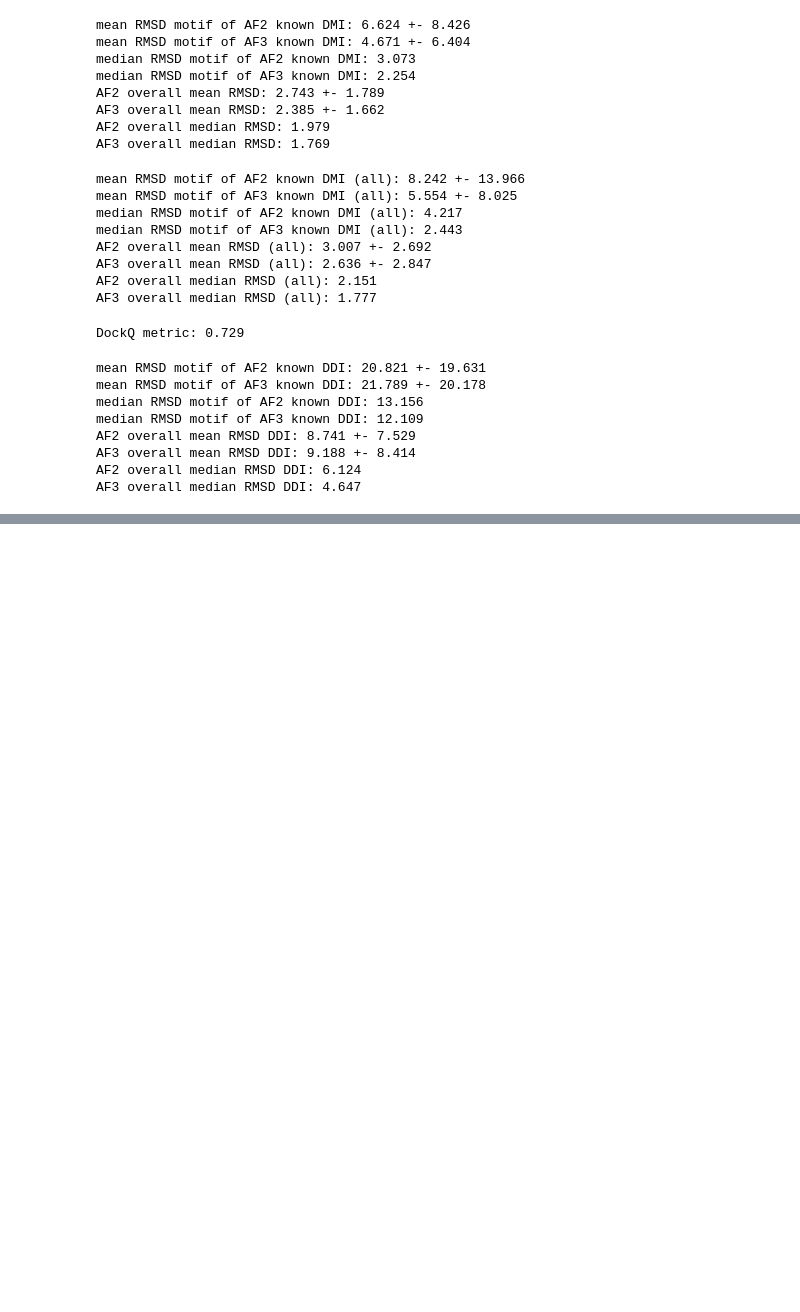
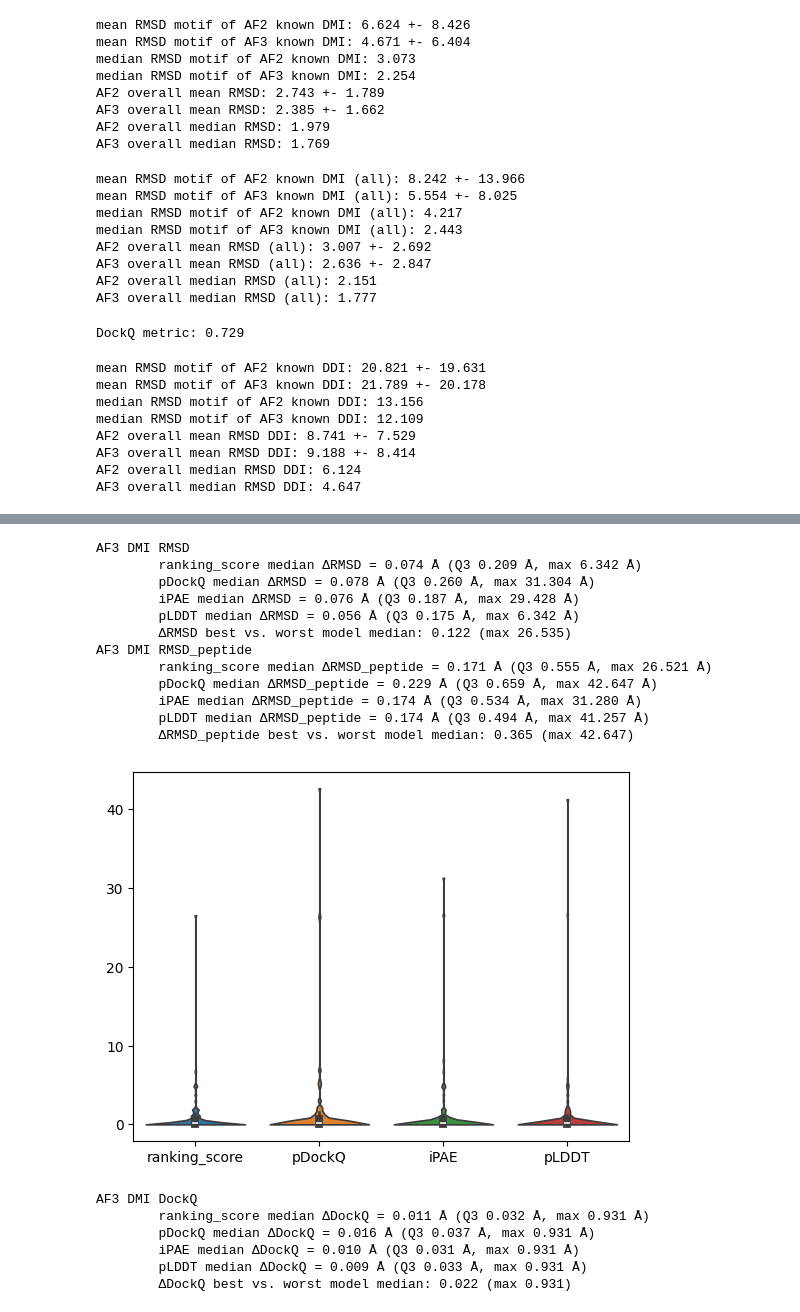
Before and after one commit to andreasmz/bachelorthesis, a Jupyter notebook: AlphaFold/Benchmark set.ipynb, the cells around one changed output, grey strips where cells are left out. Cells and saved outputs as stored; diff of their text form; code cells hidden in the pictures; blank space fills up the shorter version.

```diff
--- a/AlphaFold/Benchmark set.ipynb
+++ b/AlphaFold/Benchmark set.ipynb
@@ -556,0 +838,24 @@ AF3 overall median RMSD DDI: 4.647
+# %%
+compare("AF3", "DMI", "RMSD", violinplot=False)
+compare("AF3", "DMI", "RMSD_peptide", violinplot=True)
+compare("AF3", "DMI", "DockQ", violinplot=False)
+# %% [output]
+AF3 DMI RMSD
+        ranking_score median ΔRMSD = 0.074 Å (Q3 0.209 Å, max 6.342 Å)
+        pDockQ median ΔRMSD = 0.078 Å (Q3 0.260 Å, max 31.304 Å)
+        iPAE median ΔRMSD = 0.076 Å (Q3 0.187 Å, max 29.428 Å)
+        pLDDT median ΔRMSD = 0.056 Å (Q3 0.175 Å, max 6.342 Å)
+        ΔRMSD best vs. worst model median: 0.122 (max 26.535)
+AF3 DMI RMSD_peptide
+        ranking_score median ΔRMSD_peptide = 0.171 Å (Q3 0.555 Å, max 26.521 Å)
+        pDockQ median ΔRMSD_peptide = 0.229 Å (Q3 0.659 Å, max 42.647 Å)
+        iPAE median ΔRMSD_peptide = 0.174 Å (Q3 0.534 Å, max 31.280 Å)
+        pLDDT median ΔRMSD_peptide = 0.174 Å (Q3 0.494 Å, max 41.257 Å)
+        ΔRMSD_peptide best vs. worst model median: 0.365 (max 42.647)
+[figure, added]
+AF3 DMI DockQ
+        ranking_score median ΔDockQ = 0.011 Å (Q3 0.032 Å, max 0.931 Å)
+        pDockQ median ΔDockQ = 0.016 Å (Q3 0.037 Å, max 0.931 Å)
+        iPAE median ΔDockQ = 0.010 Å (Q3 0.031 Å, max 0.931 Å)
+        pLDDT median ΔDockQ = 0.009 Å (Q3 0.033 Å, max 0.931 Å)
+        ΔDockQ best vs. worst model median: 0.022 (max 0.931)
```
Also changed, not shown: parts of 18 cells of this notebook, 1 other file.
